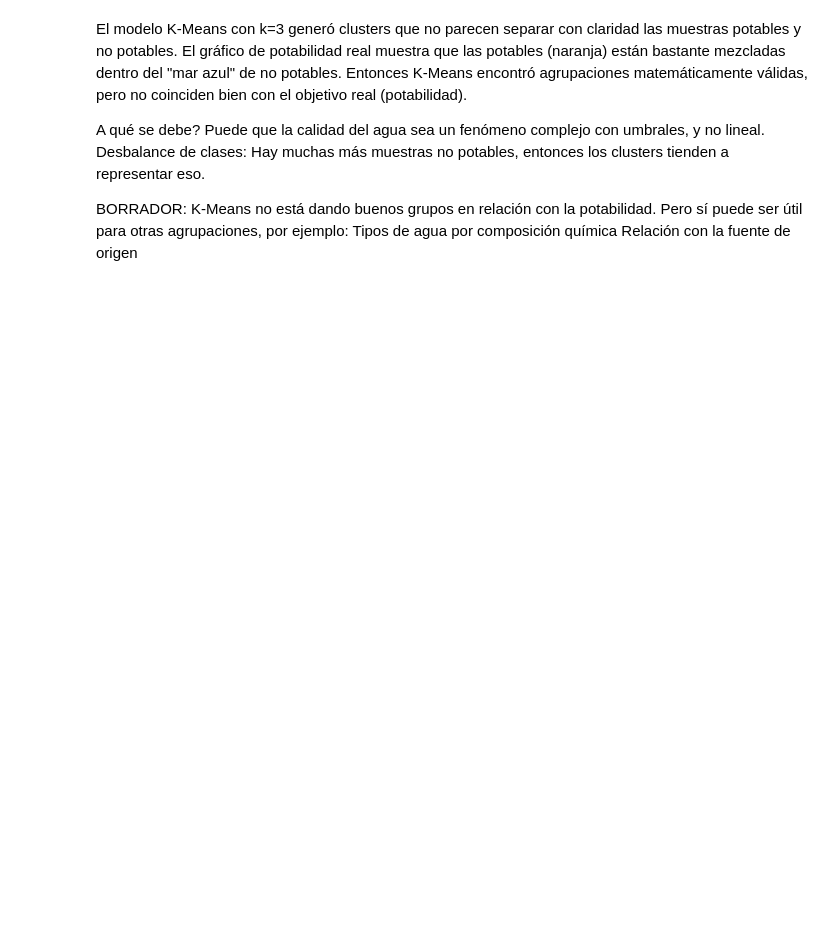
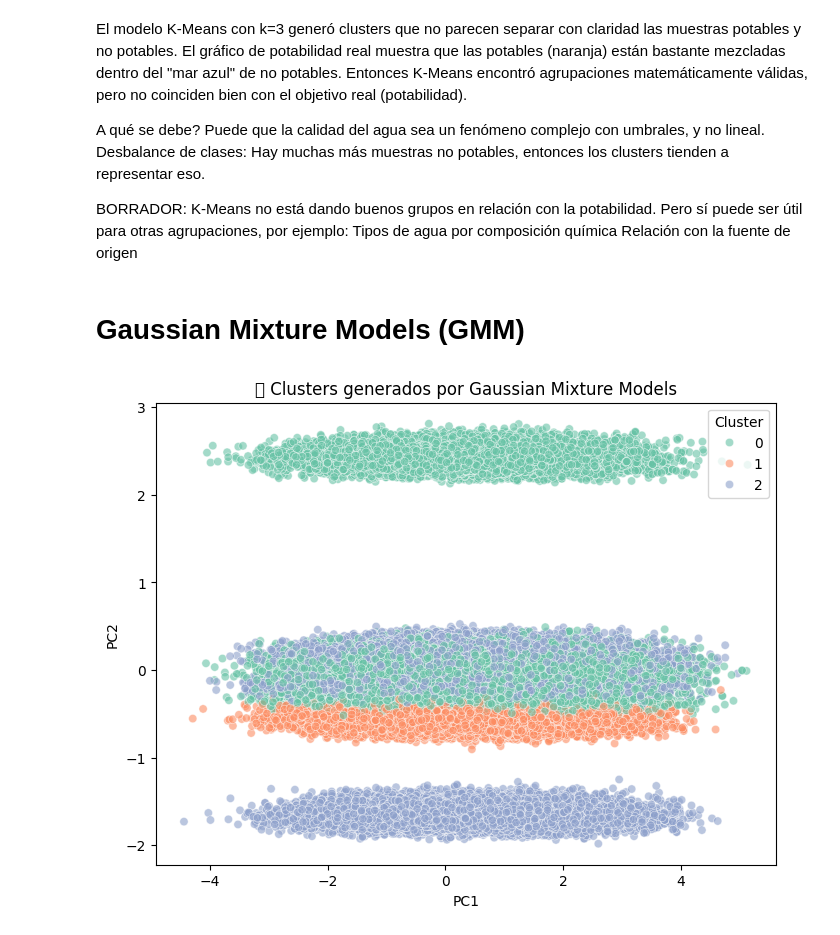
Before and after one commit to micaelakorol21/water_quality_unsupervised_learning, a Jupyter notebook: water_quality_unsupervised_learning.ipynb, the cells around one changed output. Cells and saved outputs as stored; diff of their text form; code cells hidden in the pictures; blank space fills up the shorter version.

```diff
--- a/water_quality_unsupervised_learning.ipynb
+++ b/water_quality_unsupervised_learning.ipynb
@@ -1355,3 +1362,39 @@ BORRADOR:
 K-Means no está dando buenos grupos en relación con la potabilidad. Pero sí puede ser útil para otras agrupaciones, por ejemplo:
 Tipos de agua por composición química
 Relación con la fuente de origen
+# %% [markdown]
+# Gaussian Mixture Models (GMM)
+# %%
+from sklearn.mixture import GaussianMixture
+from sklearn.decomposition import PCA
+import matplotlib.pyplot as plt
+import seaborn as sns
+import pandas as pd
+
+# Reutilizamos X_scaled (sin nulos y ya escalado)
+# Si aún no lo hiciste:
+# from sklearn.preprocessing import StandardScaler
+# X_scaled = StandardScaler().fit_transform(X_sin_na)  # donde X_sin_na es tu X limpio
+
+# Aplicamos PCA para reducir a 2 dimensiones
+pca = PCA(n_components=2, random_state=42)
+X_pca = pca.fit_transform(X_scaled)
+# %%
+# Ajustamos el modelo con 3 clusters
+gmm = GaussianMixture(n_components=3, covariance_type='full', random_state=42)
+gmm.fit(X_scaled)
+
+# Asignar a cada punto el cluster con mayor probabilidad
+labels_gmm = gmm.predict(X_scaled)
+# %%
+# Convertimos a DataFrame para graficar
+df_gmm = pd.DataFrame(X_pca, columns=['PC1', 'PC2'])
+df_gmm['Cluster'] = labels_gmm
+
+# Plot con seaborn
+plt.figure(figsize=(8,6))
+sns.scatterplot(data=df_gmm, x='PC1', y='PC2', hue='Cluster', palette='Set2', alpha=0.6)
+plt.title("📌 Clusters generados por Gaussian Mixture Models")
+plt.show()
+# %% [output]
+[figure, added]
```
Also changed, not shown: parts of 13 cells of this notebook.
